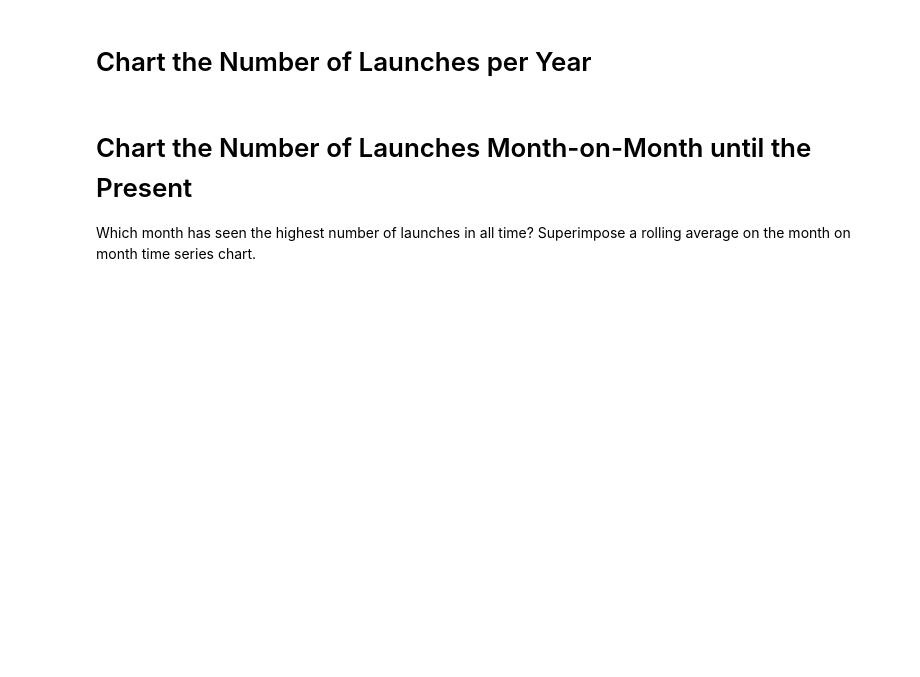
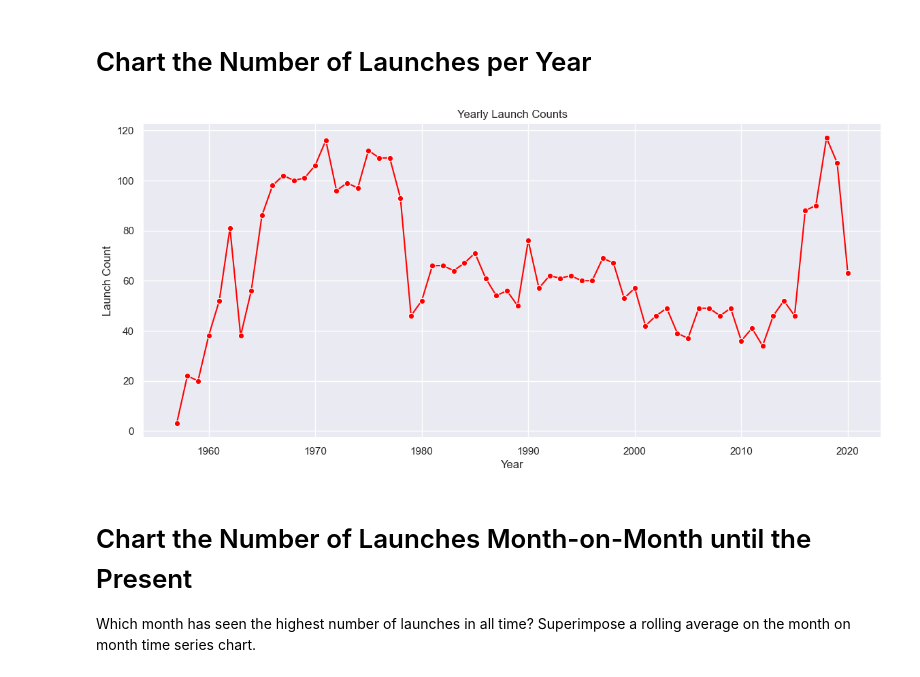
Before and after one commit to WATSONSK14/space-race-data-analysis, a Jupyter notebook: notebooks/Space_Missions_Analysis_(start).ipynb, the cells around one changed output. Cells and saved outputs as stored; diff of their text form; code cells hidden in the pictures; blank space fills up the shorter version.

```diff
--- a/notebooks/Space_Missions_Analysis_(start).ipynb
+++ b/notebooks/Space_Missions_Analysis_(start).ipynb
@@ -261,5 +390,32 @@ You can use the iso3166 package to convert the country names to Alpha3 format.
 # %% [markdown]
 # Chart the Number of Launches per Year
+# %%
+df['Date'] = (df['Date'].str.replace(' UTC', ''))
+
+df['Date'] = pd.to_datetime(df['Date'], errors='coerce')
+# %%
+launch_counts_of_year = df.groupby(df['Date'].dt.year).size().reset_index(name="Launch_Count")
+# %%
+plt.figure(figsize=(14,6))
+
+sns.set_theme(style="dark")
+
+sns.lineplot(
+    data=launch_counts_of_year,
+    x='Date',
+    y='Launch_Count',
+    marker='o',
+    color="red"
+)
+
+plt.title('Yearly Launch Counts')
+plt.xlabel('Year')
+plt.ylabel('Launch Count')
+
+plt.grid(True)
+plt.show()
+# %% [output]
+[figure, added]
 # %% [markdown]
 # Chart the Number of Launches Month-on-Month until the Present
 
```
Also changed, not shown: parts of 65 cells of this notebook.
